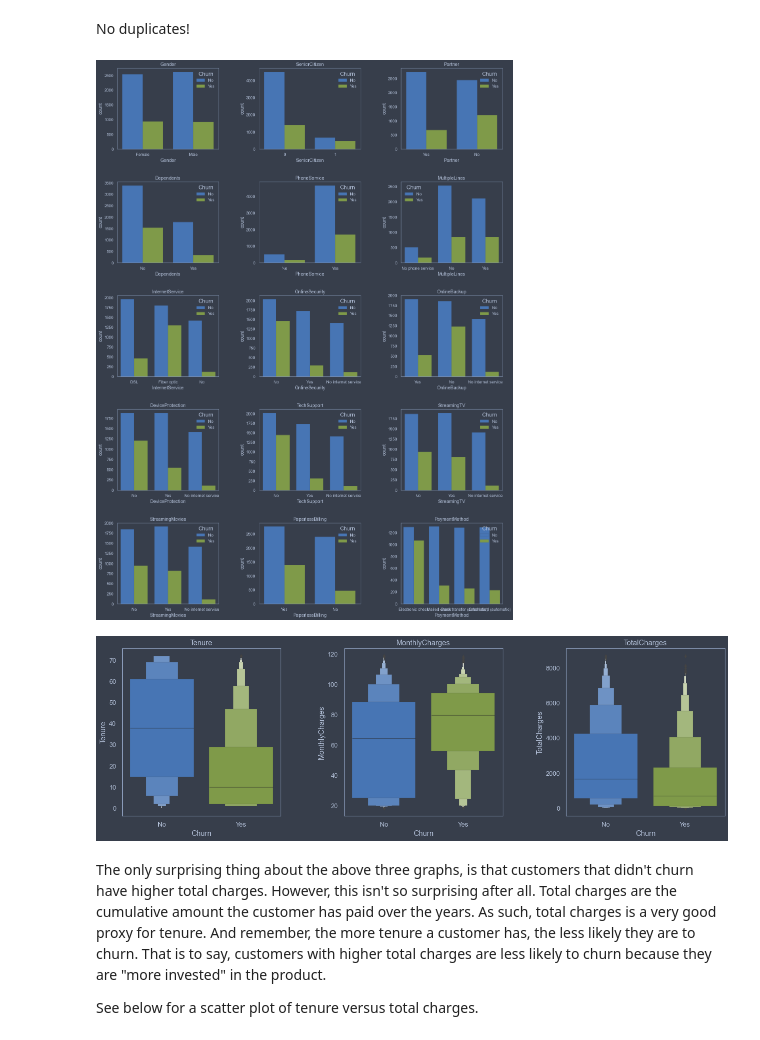
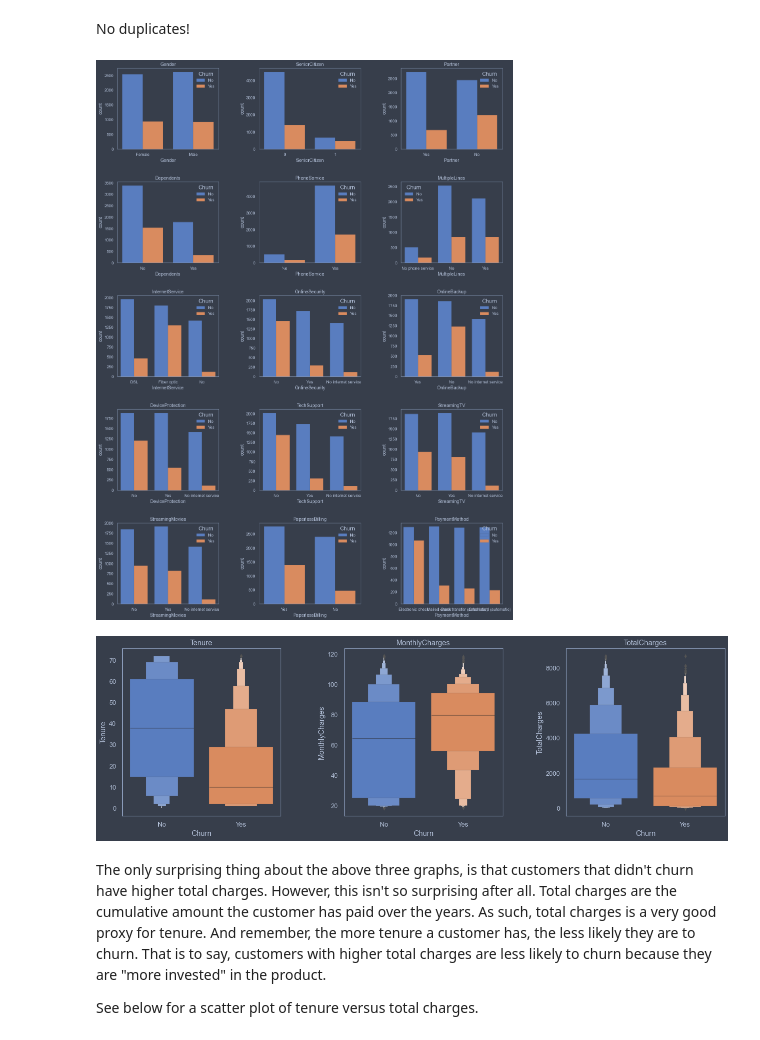
Before and after one commit to tarangrove/Customer-Churn-Clustering, a Jupyter notebook: Churn Clustering.ipynb, the cells around one changed output. Cells and saved outputs as stored; diff of their text form; code cells hidden in the pictures.

```diff
--- a/Churn Clustering.ipynb
+++ b/Churn Clustering.ipynb
@@ -128,20 +128,20 @@ fig, axes = plt.subplots(5, 3, figsize=(21, 30))
 for i in range(5):
     for j in range(3):
         col = cat_cols[3 * i + j]
-        sns.countplot(data=df, x=col, hue='Churn', ax=axes[i, j]).set_title(col)
+        sns.countplot(data=df, x=col, hue='Churn', ax=axes[i, j], palette='muted').set_title(col)
 fig.subplots_adjust(hspace=0.4, wspace=0.4)
 # %% [output]
-[figure, old version]
+[figure, new version]
 # %%
 quant_cols = ['Tenure', 'MonthlyCharges', 'TotalCharges']
 
 fig, axes = plt.subplots(1, 3, figsize=(21, 6))
 for i in range(3):
     col = quant_cols[i]
-    sns.boxenplot(data=df, x='Churn', y=col, ax=axes[i]).set_title(col)
+    sns.boxenplot(data=df, x='Churn', y=col, ax=axes[i], palette='muted').set_title(col)
 fig.subplots_adjust(wspace=0.4)
 # %% [output]
-[figure, old version]
+[figure, new version]
 # %% [markdown]
 The only surprising thing about the above three graphs, is that customers that didn't churn have higher total charges. However, this isn't so surprising after all. Total charges are the cumulative amount the customer has paid over the years. As such, total charges is a very good proxy for tenure. And remember, the more tenure a customer has, the less likely they are to churn. That is to say, customers with higher total charges are less likely to churn because they are "more invested" in the product.
 
```
Also changed, not shown: parts of 18 cells of this notebook.
